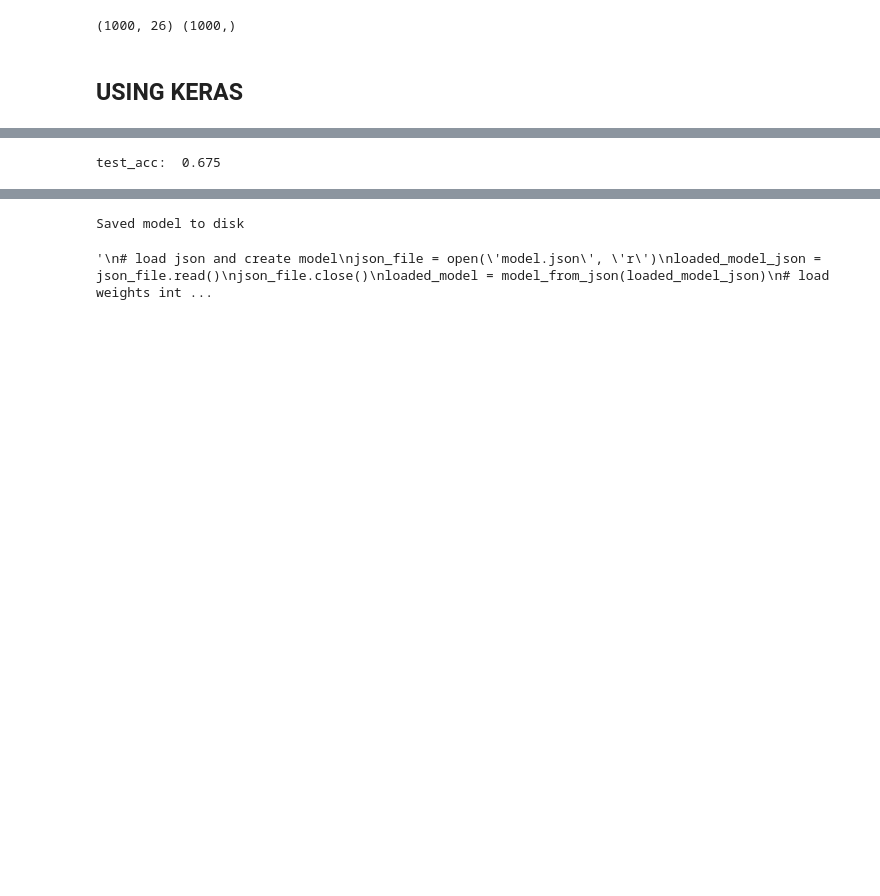
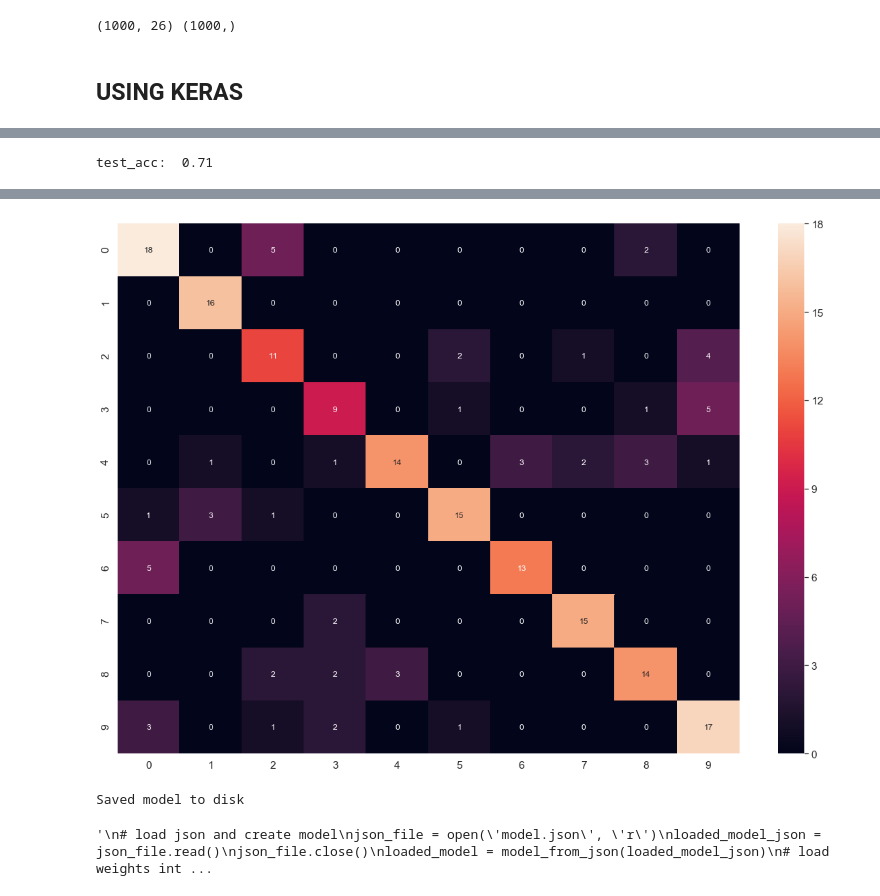
Before and after one commit to pecons/MusicClassifierAI2018-2, a Jupyter notebook: notebooks/datatest.ipynb, the cells around one changed output, grey strips where cells are left out. Cells and saved outputs as stored; diff of their text form; code cells hidden in the pictures; blank space fills up the shorter version.

```diff
--- a/notebooks/datatest.ipynb
+++ b/notebooks/datatest.ipynb
@@ -113,6 +117,5 @@ model.compile(optimizer='adam',
 # %%
 history = model.fit(X_train,
                     y_train,
-                    epochs=20,
-                    batch_size=128)
+                    epochs=20)
 # %% [output]
@@ -140,4 +143,17 @@ test_loss, test_acc = model.evaluate(X_test,y_test)
 # %%
 print('test_acc: ',test_acc)
 # %% [output]
-test_acc:  0.675
+test_acc:  0.71
+# %%
+from sklearn.metrics import confusion_matrix
+import seaborn as sn
+model_pred = model.predict(X_test, batch_size=32, verbose=1)
+
+values_predicted = np.argmax(model_pred,axis=1)
+model_cm = confusion_matrix(y_test, values_predicted)
+model_df_cm = pd.DataFrame(model_cm)
+plt.figure(figsize = (20,14))
+sn.set(font_scale=1.4) #for label size
+sn.heatmap(model_df_cm, annot=True, annot_kws={"size": 12}) # font size
+plt.show()
+# %% [output]
@@ -144,3 +161,4 @@ test_acc:  0.675
+[figure, added]
 # %%
 # serialize model to JSON
 model_json = model.to_json()
```
Also changed, not shown: parts of 7 cells of this notebook, 5 other files.
